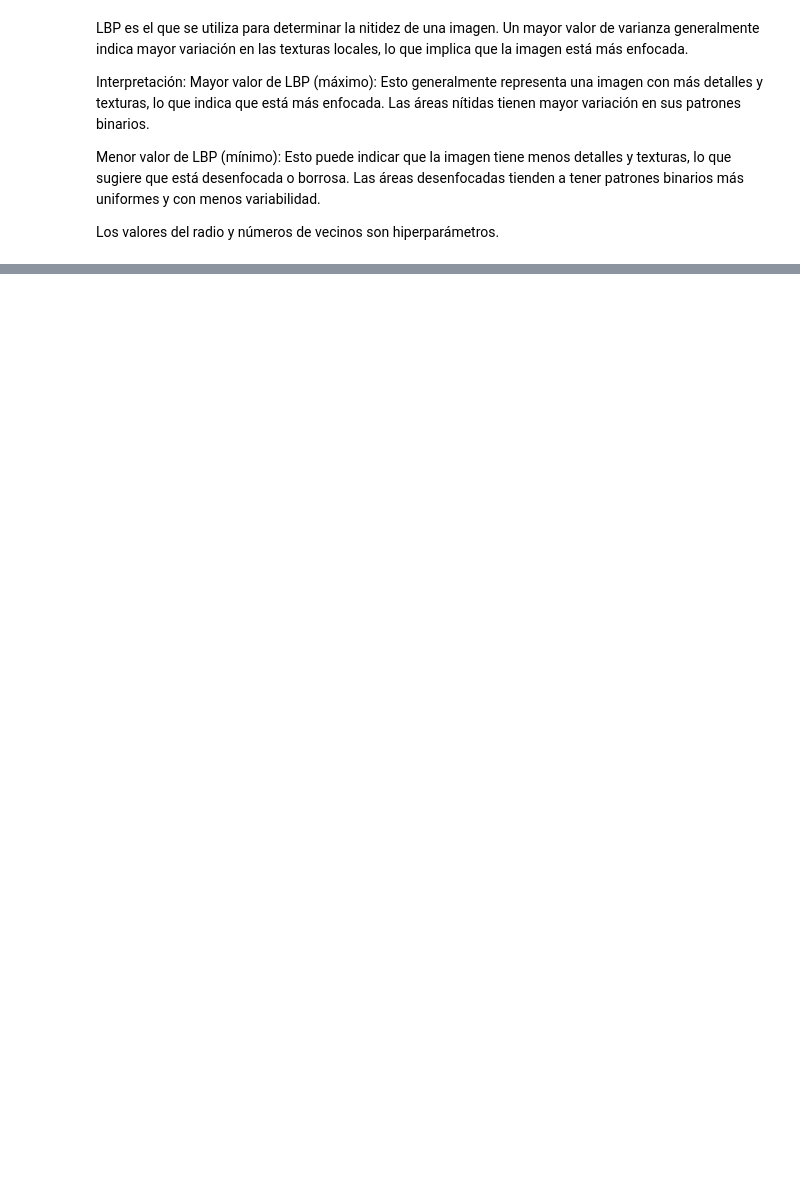
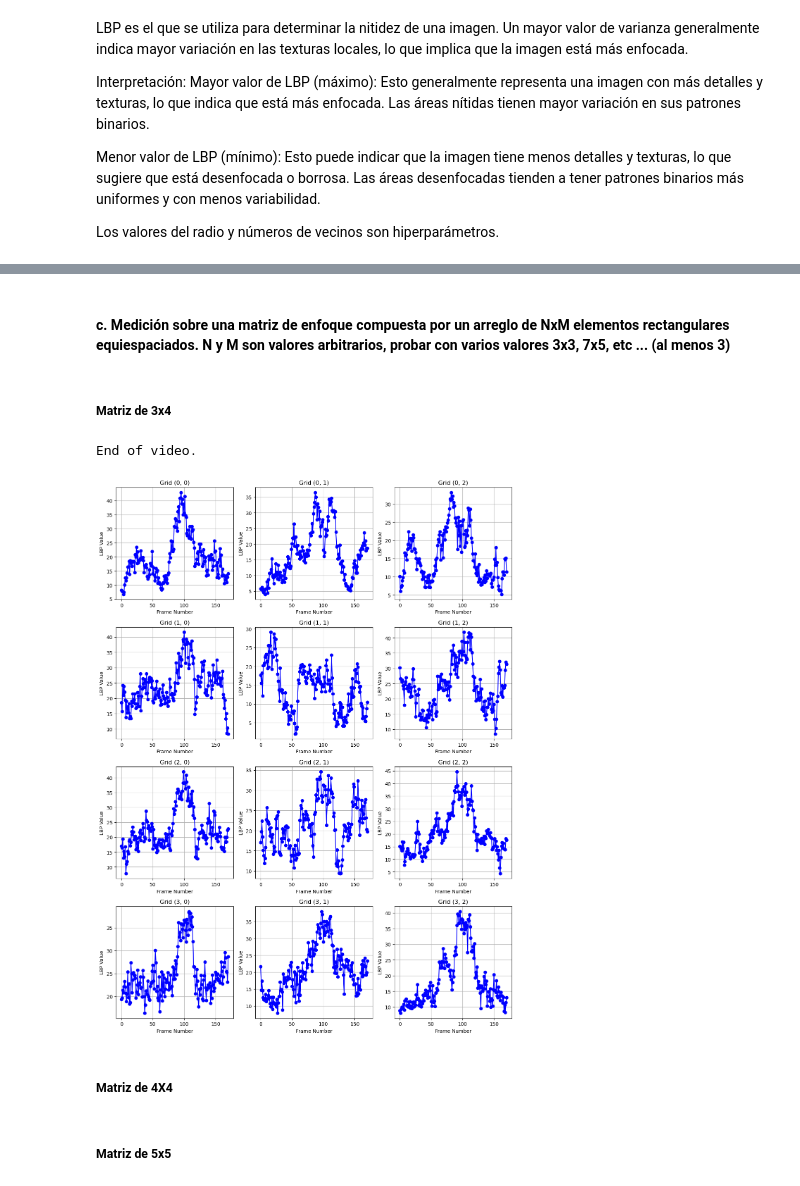
Before and after one commit to christophcharaf/vision_computadora_I, a Jupyter notebook: Material_TPs/TP2/tp_2.ipynb, the cells around one changed output, grey strips where cells are left out. Drawn from its saved outputs; the diff is of its cells as text; code cells hidden in the pictures; blank space fills up the shorter version.

```diff
--- a/Material_TPs/TP2/tp_2.ipynb
+++ b/Material_TPs/TP2/tp_2.ipynb
@@ -591,0 +685,2 @@ Los valores del radio y números de vecinos son hiperparámetros.
+# %% [markdown]
+#### c. Medición sobre una matriz de enfoque compuesta por un arreglo de NxM elementos rectangulares equiespaciados. N y M son valores arbitrarios, probar con varios valores 3x3, 7x5, etc ... (al menos 3)
@@ -591,0 +795,9 @@ Los valores del radio y números de vecinos son hiperparámetros.
+# %% [markdown]
+##### Matriz de 3x4
+# %%
+display_video_with_matrix(3, 4, 10, 10)
+# %% [output]
+End of video.
+[figure, added]
+# %% [markdown]
+##### Matriz de 4X4
@@ -591,0 +806,2 @@ Los valores del radio y números de vecinos son hiperparámetros.
+# %% [markdown]
+##### Matriz de 5x5
```
Also changed, not shown: parts of 20 cells of this notebook.
